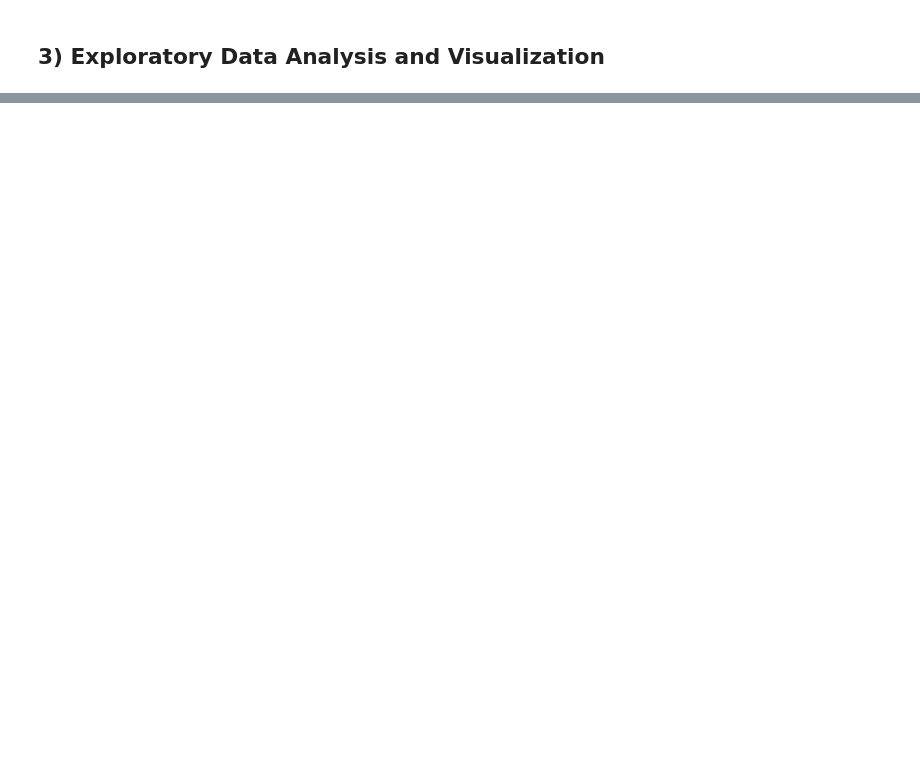
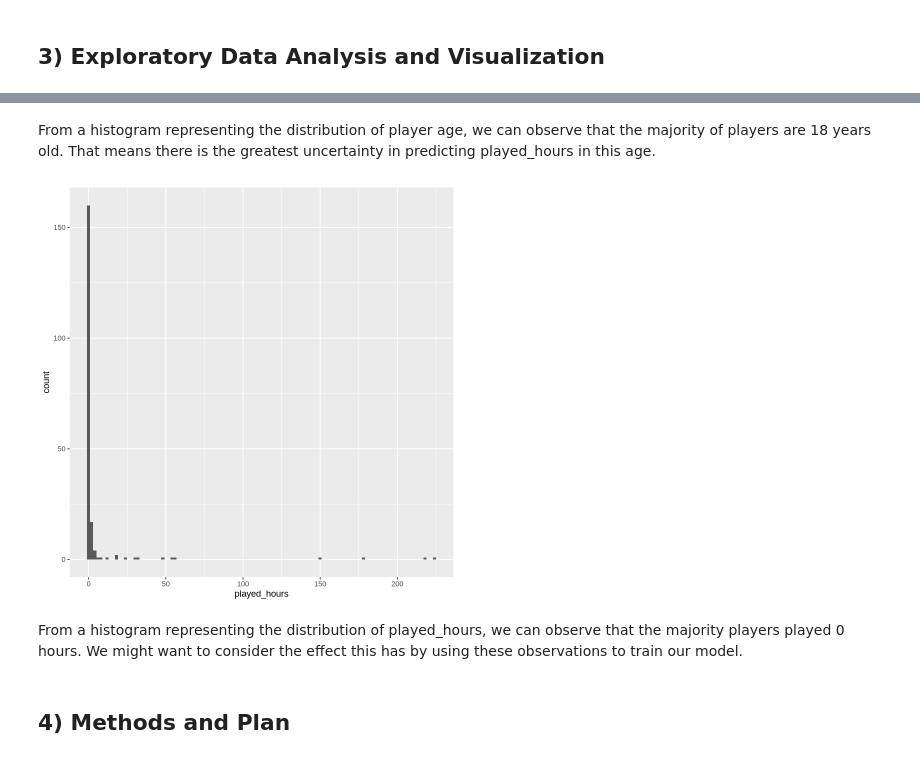
Before and after one commit to audreyw28/DSCI-100-Project, a Jupyter notebook: individual_project_planning.ipynb, the cells around one changed output, grey strips where cells are left out. Drawn from its saved outputs; the diff is of its cells as text; code cells hidden in the pictures; blank space fills up the shorter version.

```diff
--- a/individual_project_planning.ipynb
+++ b/individual_project_planning.ipynb
@@ -162,0 +217,12 @@ The players dataset will make this regression problem possible by providing the
+# %% [markdown]
+From a histogram representing the distribution of player age, we can observe that the majority of players are 18 years old. That means there is the greatest uncertainty in predicting played_hours in this age.
+# %%
+played_hours_distribution <- ggplot(players, aes(x = played_hours)) +
+    geom_histogram(binwidth = 2)
+played_hours_distribution
+# %% [output]
+[figure, added]
+# %% [markdown]
+From a histogram representing the distribution of played_hours, we can observe that the majority players played 0 hours. We might want to consider the effect this has by using these observations to train our model.
+# %% [markdown]
+## 4) Methods and Plan
```
Also changed, not shown: parts of 16 cells of this notebook.
